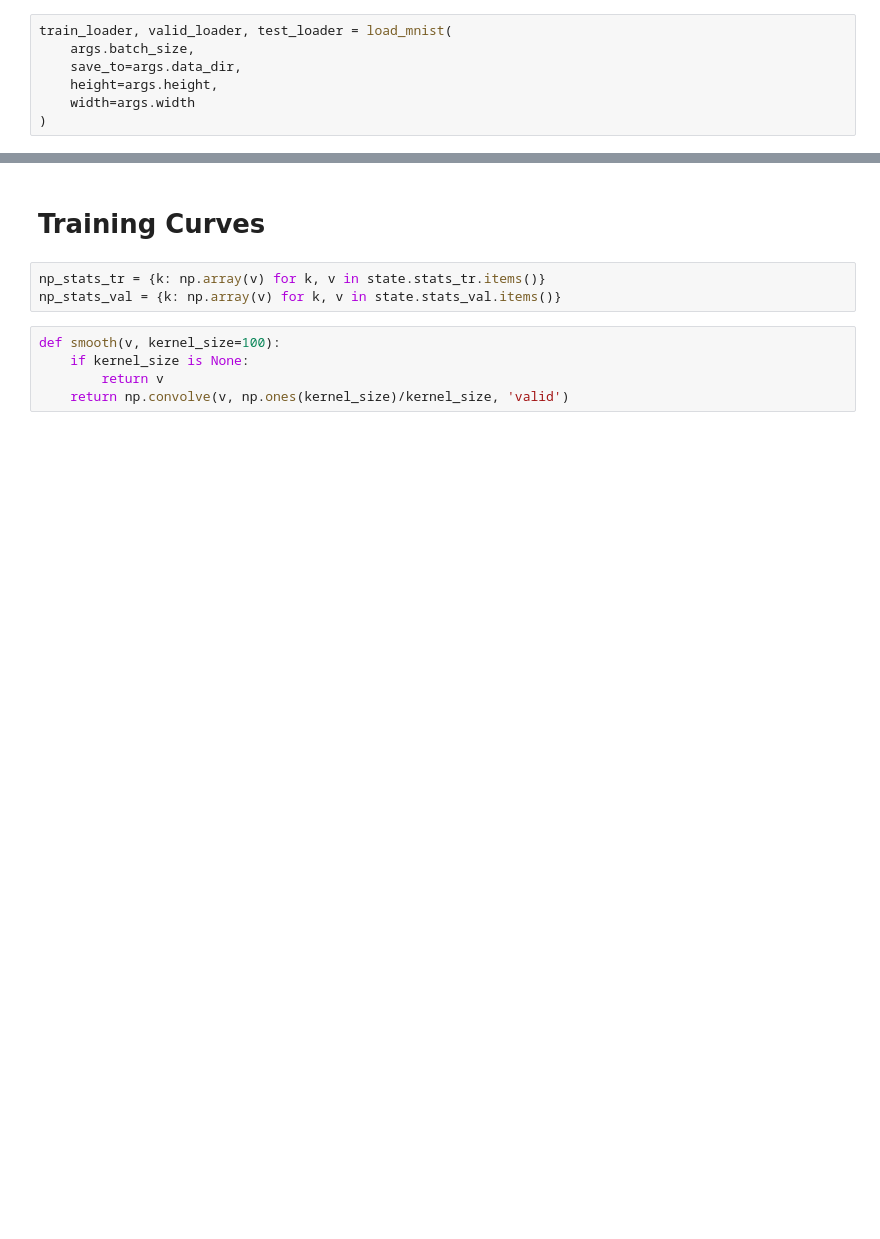
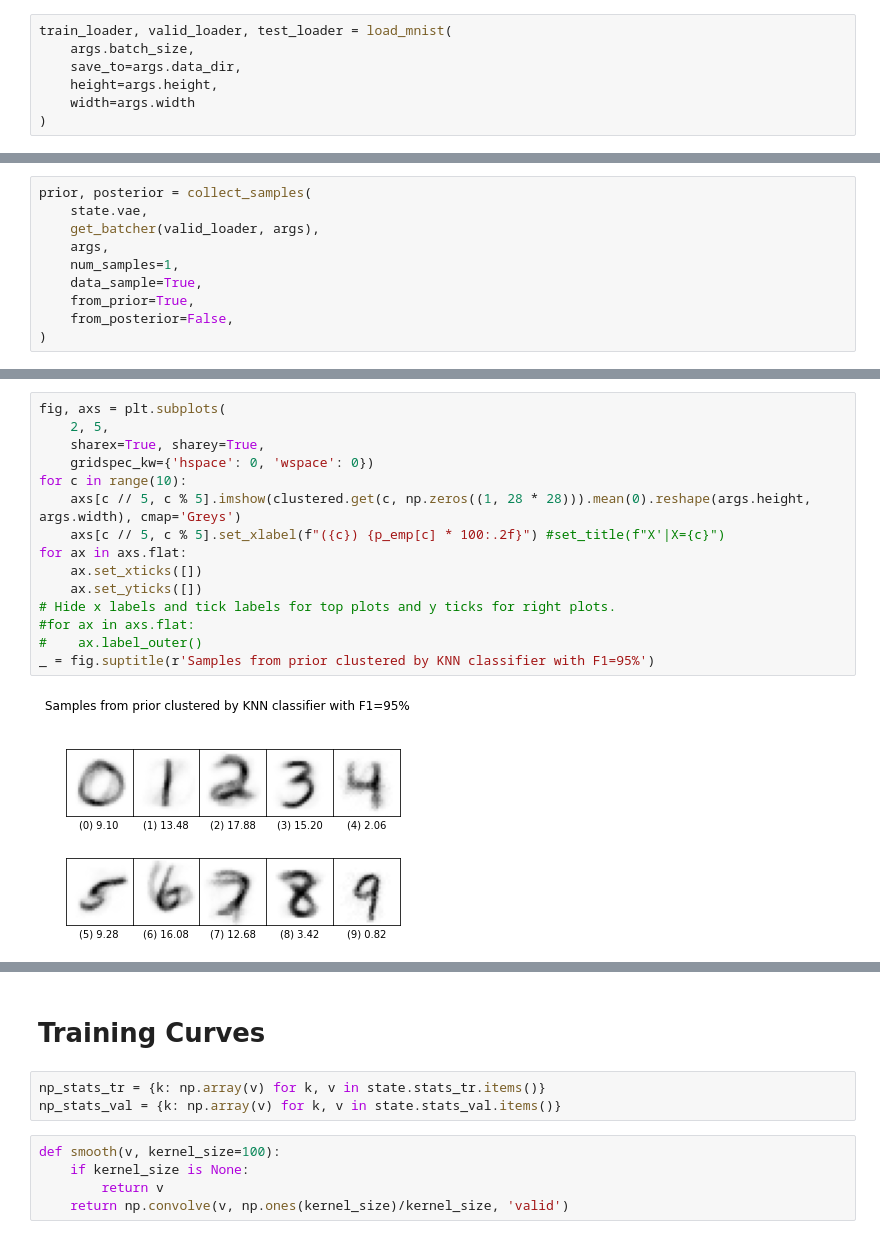
Before and after one commit to probabll/mixed-rv-vae, a Jupyter notebook: notebooks/analysis.ipynb, the cells around one changed output, grey strips where cells are left out. Saved outputs shown, nothing was run; the diff lists cells and outputs as text; blank space fills up the shorter version.

```diff
--- a/notebooks/analysis.ipynb
+++ b/notebooks/analysis.ipynb
@@ -81,0 +94,10 @@ Saved ckpt - Validation: nll=109.51 bpd=15.80
+# %%
+prior, posterior = collect_samples(
+    state.vae,
+    get_batcher(valid_loader, args),
+    args,
+    num_samples=1,
+    data_sample=True,
+    from_prior=True,
+    from_posterior=False,
+)
@@ -81,0 +131,17 @@ Saved ckpt - Validation: nll=109.51 bpd=15.80
+# %%
+fig, axs = plt.subplots(
+    2, 5,
+    sharex=True, sharey=True,
+    gridspec_kw={'hspace': 0, 'wspace': 0})
+for c in range(10):
+    axs[c // 5, c % 5].imshow(clustered.get(c, np.zeros((1, 28 * 28))).mean(0).reshape(args.height, args.width), cmap='Greys')
+    axs[c // 5, c % 5].set_xlabel(f"({c}) {p_emp[c] * 100:.2f}") #set_title(f"X'|X={c}")
+for ax in axs.flat:
+    ax.set_xticks([])
+    ax.set_yticks([])
+# Hide x labels and tick labels for top plots and y ticks for right plots.
+#for ax in axs.flat:
+#    ax.label_outer()
+_ = fig.suptitle(r'Samples from prior clustered by KNN classifier with F1=95%')
+# %% [output]
+[figure, added]
```
Also changed, not shown: parts of 46 cells of this notebook, 7 other files.
